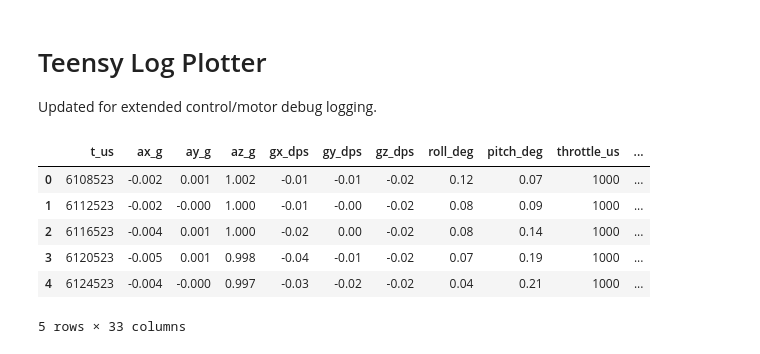
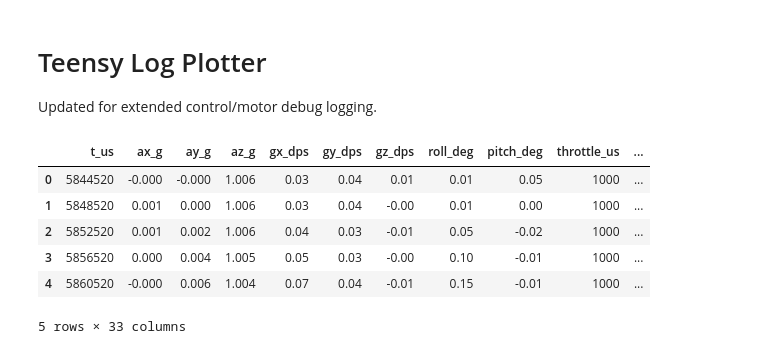
Before and after one commit to BUsatov/TeensyPilot, a Jupyter notebook: log_plot.ipynb, the cells around one changed output. Drawn from its saved outputs; the diff is of its cells as text; code cells hidden in the pictures.

```diff
--- a/log_plot.ipynb
+++ b/log_plot.ipynb
@@ -4,17 +4,17 @@ Updated for extended control/motor debug logging.
 # %%
 import pandas as pd
 import matplotlib.pyplot as plt
 
-log_path = 'log10.csv'
+log_path = 'log23.csv'
 df = pd.read_csv(log_path)
 df.head()
 # %% [output]
 |  | t_us | ax_g | ay_g | az_g | gx_dps | gy_dps | gz_dps | roll_deg | pitch_deg | throttle_us | ... |
-| 0 | 6108523 | -0.002 | 0.001 | 1.002 | -0.01 | -0.01 | -0.02 | 0.12 | 0.07 | 1000 | ... |
-| 1 | 6112523 | -0.002 | -0.000 | 1.000 | -0.01 | -0.00 | -0.02 | 0.08 | 0.09 | 1000 | ... |
-| 2 | 6116523 | -0.004 | 0.001 | 1.000 | -0.02 | 0.00 | -0.02 | 0.08 | 0.14 | 1000 | ... |
-| 3 | 6120523 | -0.005 | 0.001 | 0.998 | -0.04 | -0.01 | -0.02 | 0.07 | 0.19 | 1000 | ... |
-| 4 | 6124523 | -0.004 | -0.000 | 0.997 | -0.03 | -0.02 | -0.02 | 0.04 | 0.21 | 1000 | ... |
+| 0 | 5844520 | -0.000 | -0.000 | 1.006 | 0.03 | 0.04 | 0.01 | 0.01 | 0.05 | 1000 | ... |
+| 1 | 5848520 | 0.001 | 0.000 | 1.006 | 0.03 | 0.04 | -0.00 | 0.01 | 0.00 | 1000 | ... |
+| 2 | 5852520 | 0.001 | 0.002 | 1.006 | 0.04 | 0.03 | -0.01 | 0.05 | -0.02 | 1000 | ... |
+| 3 | 5856520 | 0.000 | 0.004 | 1.005 | 0.05 | 0.03 | -0.00 | 0.10 | -0.01 | 1000 | ... |
+| 4 | 5860520 | -0.000 | 0.006 | 1.004 | 0.07 | 0.04 | -0.01 | 0.15 | -0.01 | 1000 | ... |
 5 rows × 33 columns
 # %%
 t = (df['t_us'] - df['t_us'].iloc[0]) / 1e6
```
Also changed, not shown: parts of 5 cells of this notebook, 12 other files.
